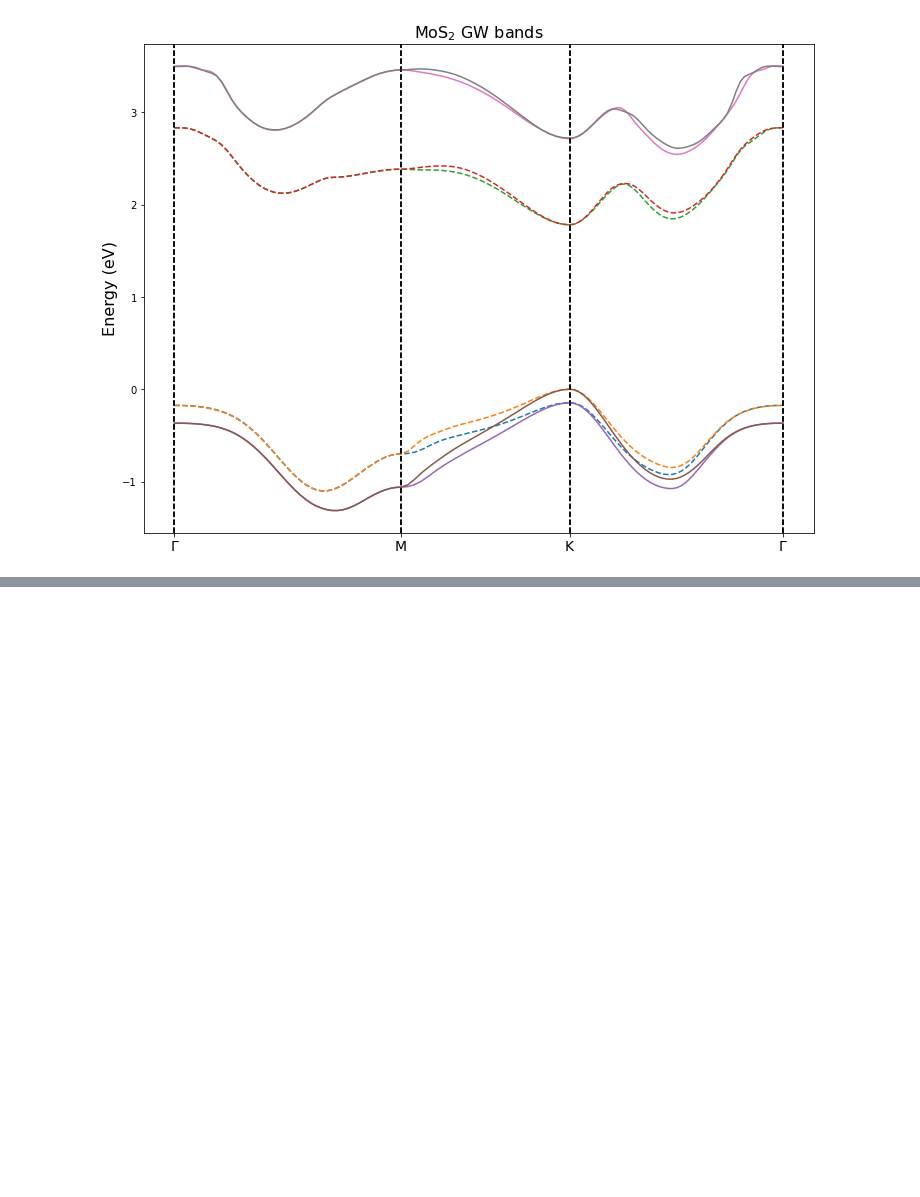
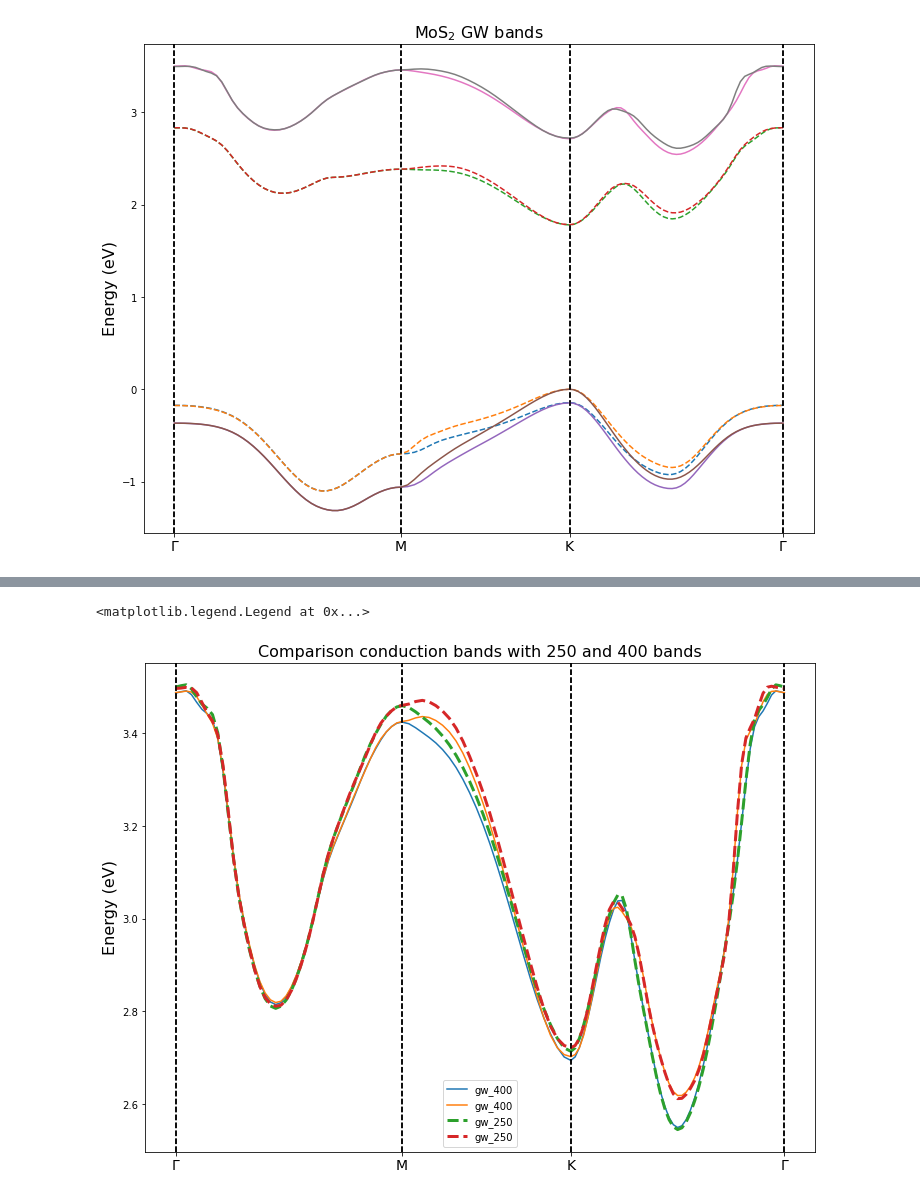
Before and after one commit to marcodalessandro76/MoS2, a Jupyter notebook: GW_Analysis.ipynb, the cells around one changed output, grey strips where cells are left out. Saved outputs shown, nothing was run; the diff lists cells and outputs as text; code cells hidden in the pictures; blank space fills up the shorter version.

```diff
--- a/GW_Analysis.ipynb
+++ b/GW_Analysis.ipynb
@@ -1275,0 +1320,4 @@ Text(0.5, 1.0, 'MoS$_2$ GW bands')
+# %%
+kpoints = 30
+input_dir = 'DFT_analysis/kpoints_%s-nbnds_400.save'%kpoints
+run_dir = 'GW_analysis/kpoints_%s-nbnds_400'%kpoints
@@ -1275,0 +1576,13 @@ Text(0.5, 1.0, 'MoS$_2$ GW bands')
+# %%
+bands_gw_250 = U.BandStructure.from_Ypp_file('GW_analysis/kpoints_30-nbnds_250/ypp_bands_gw_boltz/o-ypp_bands_gw_boltz.bands_interpolated',
+                                             high_sym)
+# %%
+fig, ax = plt.subplots(figsize=(12, 9))
+bands_gw.plot(plt,selection=[2,3],linestyle='-',label='gw_400')
+bands_gw_250.plot(plt,selection=[4,5],linestyle='--',linewidth=3,label='gw_250')
+ax.set_ylabel('Energy (eV)',size=16)
+plt.title('Comparison conduction bands with 250 and 400 bands',size=16)
+plt.legend()
+# %% [output]
+<matplotlib.legend.Legend at 0x...>
+[figure, added]
```
Also changed, not shown: parts of 22 cells of this notebook, 1 other file.
